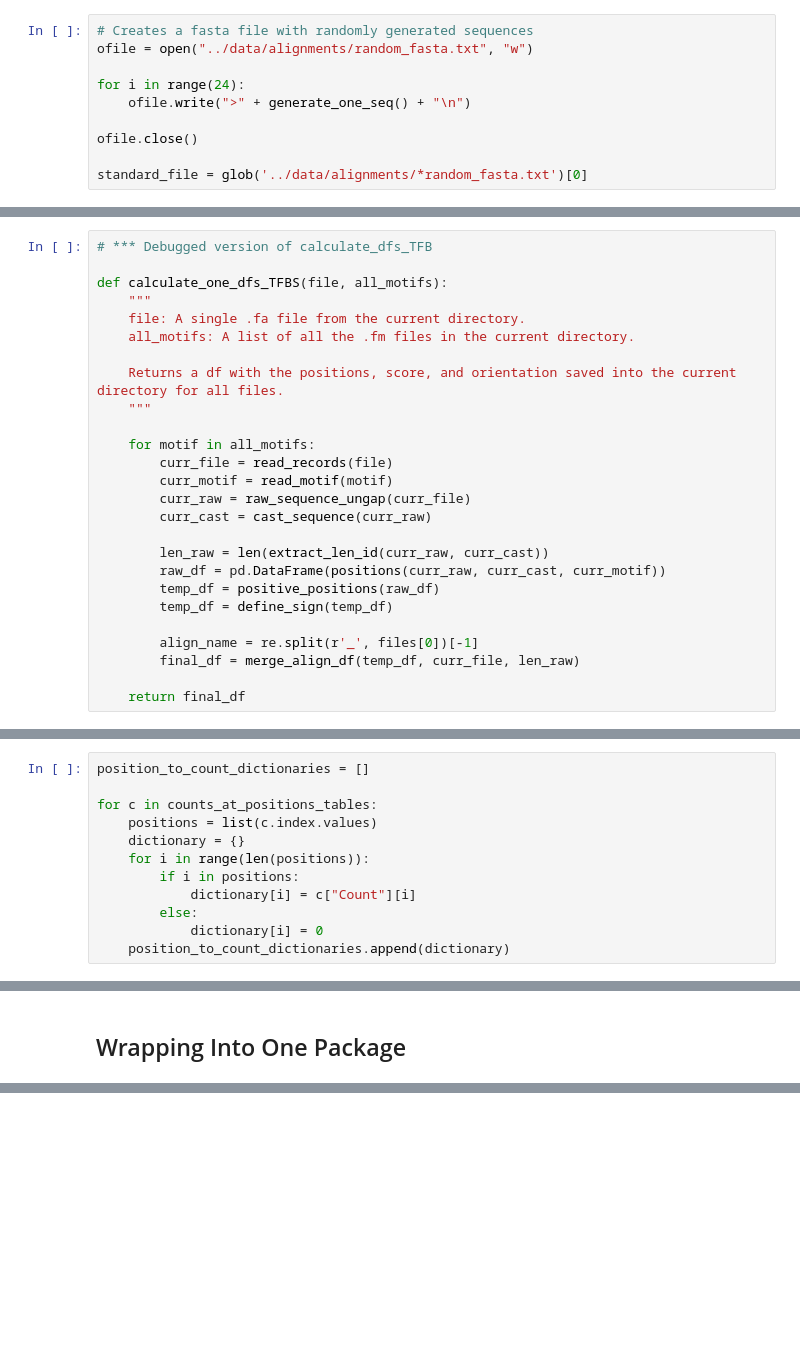
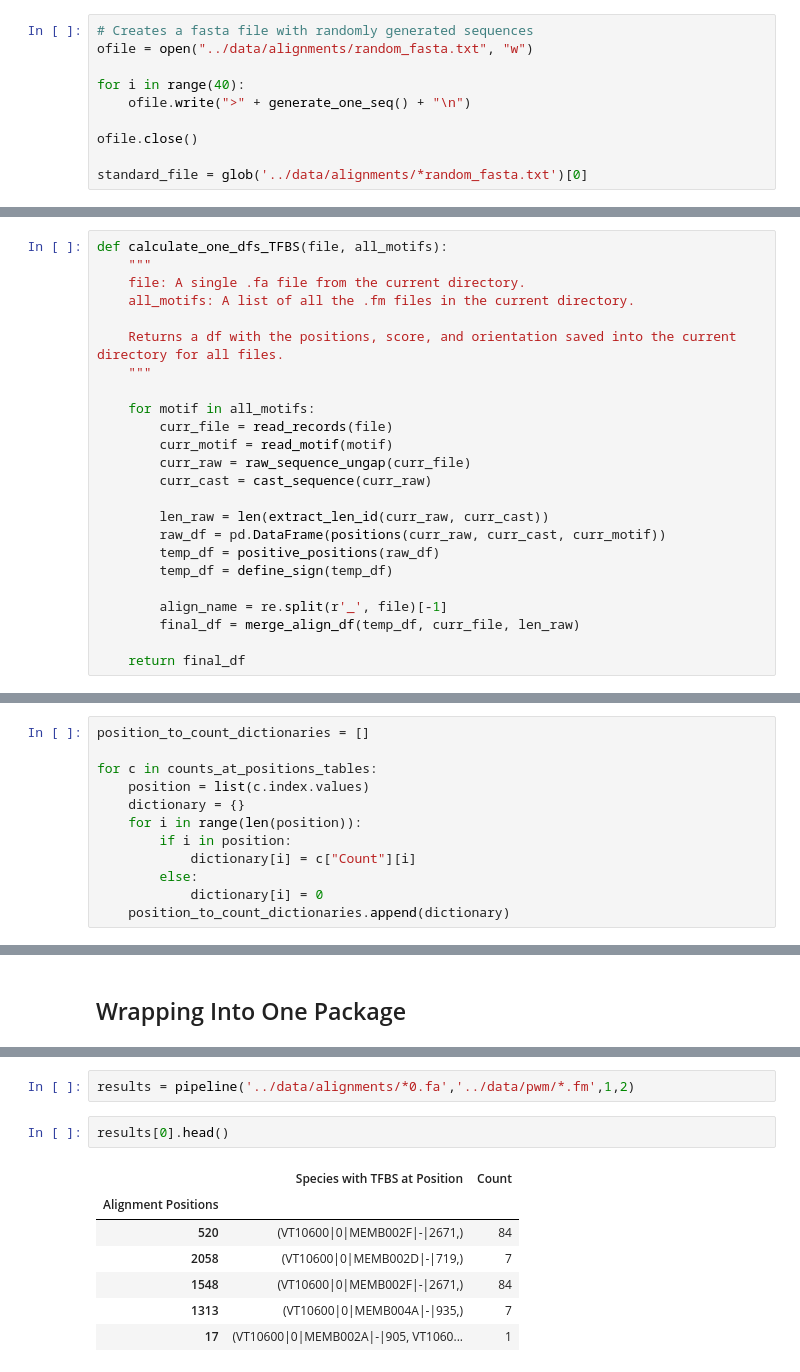
Before and after one commit to DiscoveryDNA/TFBS_presence, a Jupyter notebook: code/Motif_Scoring_and_Extraction.ipynb, the cells around one changed output, grey strips where cells are left out. Drawn from its saved outputs; the diff is of its cells as text; blank space fills up the shorter version.

Commit message:
pipeline

```diff
--- a/code/Motif_Scoring_and_Extraction.ipynb
+++ b/code/Motif_Scoring_and_Extraction.ipynb
@@ -298,7 +224,7 @@ def generate_one_seq():
 # Creates a fasta file with randomly generated sequences
 ofile = open("../data/alignments/random_fasta.txt", "w")
 
-for i in range(24):
+for i in range(40):
     ofile.write(">" + generate_one_seq() + "\n")
 
 ofile.close()
@@ -374,6 +298,4 @@ def filter_95_percentile(TFBS_df, motif_used):
 # %%
-# *** Debugged version of calculate_dfs_TFB
-
 def calculate_one_dfs_TFBS(file, all_motifs):
     """
     file: A single .fa file from the current directory.
@@ -393,7 +315,7 @@ def calculate_one_dfs_TFBS(file, all_motifs):
         temp_df = positive_positions(raw_df)
         temp_df = define_sign(temp_df)
 
-        align_name = re.split(r'_', files[0])[-1]
+        align_name = re.split(r'_', file)[-1]
         final_df = merge_align_df(temp_df, curr_file, len_raw)
 
     return final_df
@@ -719,10 +641,10 @@ counts_at_positions_tables[0].head(3)
 position_to_count_dictionaries = []
 
 for c in counts_at_positions_tables:
-    positions = list(c.index.values)
+    position = list(c.index.values)
     dictionary = {}
-    for i in range(len(positions)):
-        if i in positions:
+    for i in range(len(position)):
+        if i in position:
             dictionary[i] = c["Count"][i]
         else:
             dictionary[i] = 0
@@ -883,0 +867,12 @@ files[37]
+# %%
+results = pipeline('../data/alignments/*0.fa','../data/pwm/*.fm',1,2)
+# %%
+results[0].head()
+# %% [output]
+|  | Species with TFBS at Position | Count |
+| Alignment Positions |  |  |
+| 520 | (VT10600|0|MEMB002F|-|2671,) | 84 |
+| 2058 | (VT10600|0|MEMB002D|-|719,) | 7 |
+| 1548 | (VT10600|0|MEMB002F|-|2671,) | 84 |
+| 1313 | (VT10600|0|MEMB004A|-|935,) | 7 |
+| 17 | (VT10600|0|MEMB002A|-|905, VT1060... | 1 |
```
Also changed, not shown: parts of 26 cells of this notebook.
